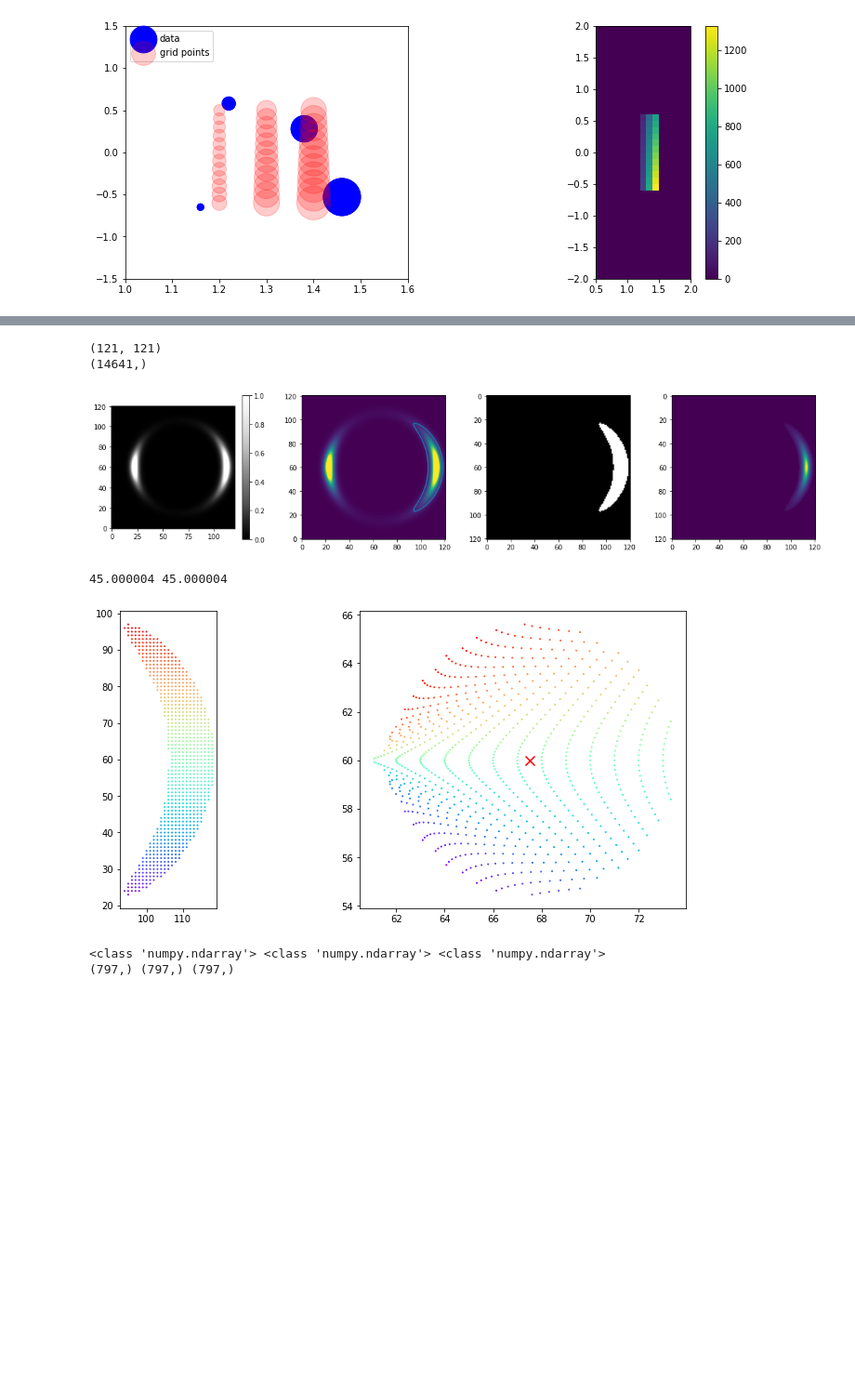
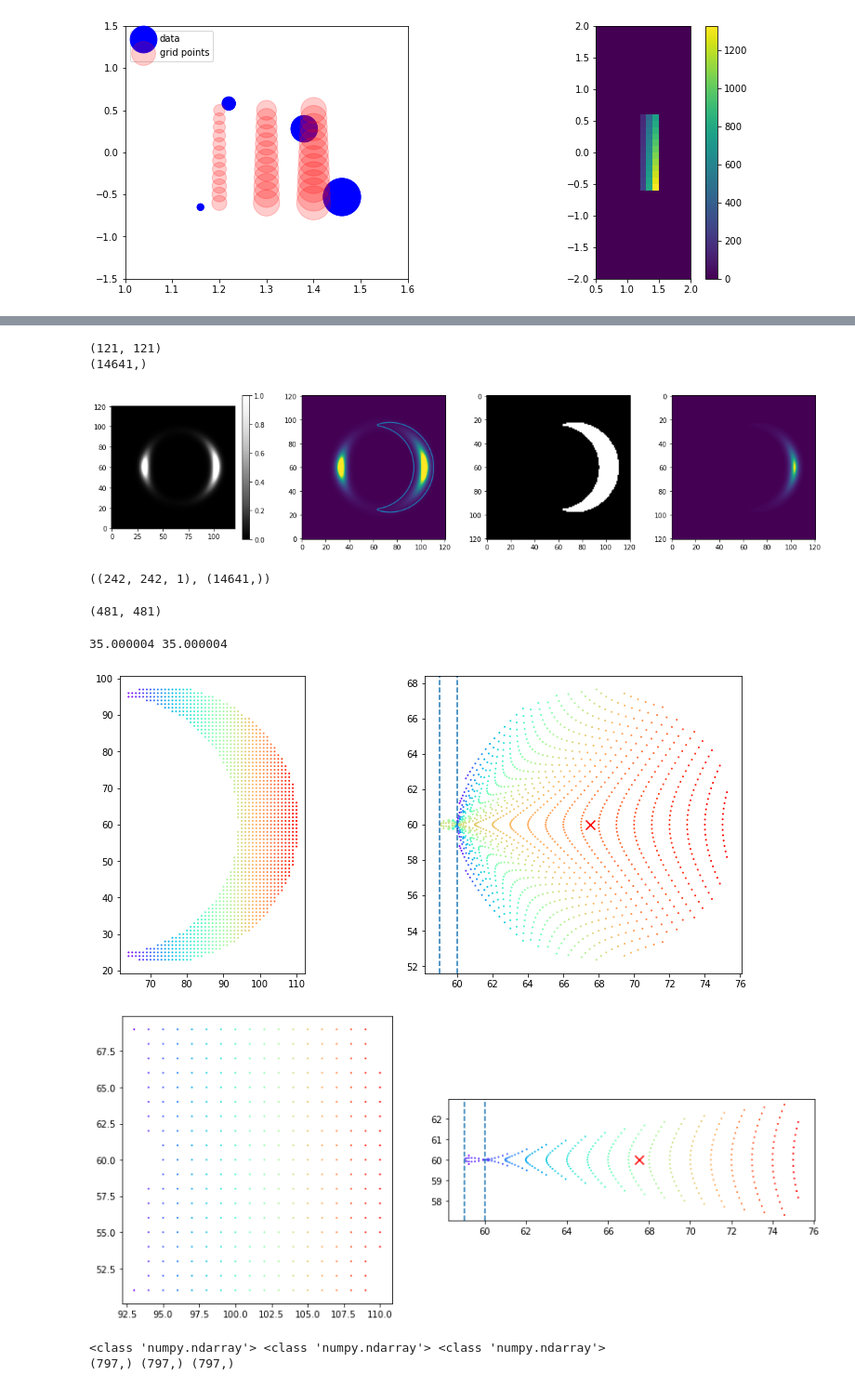
Before and after one commit to giga-lens/gigalens, a Jupyter notebook: jax-demo-dev-sim-only_SIS.ipynb, the cells around one changed output, grey strips where cells are left out. Shown at 93% size. Drawn from its saved outputs; the diff is of its cells as text; code cells hidden in the pictures; blank space fills up the shorter version.

```diff
--- a/jax-demo-dev-sim-only_SIS.ipynb
+++ b/jax-demo-dev-sim-only_SIS.ipynb
@@ -212,7 +212,9 @@ lens_sim = LensSimulator(phys_model, sim_config, bs=1)
 background_rms, exp_time = 2e-6, 1e6
 
 
-theta_E = 1.8  #7.2
+theta_E = 1.4
+theta_E_pix = theta_E / delta_pix
+
 lens_ctrx, lens_ctry = 0.0, 0.
 
 src_ctrx, src_ctry = 0.3, 0.  #0.5, 0.
@@ -268,14 +270,14 @@ theta_E location in pixels: 105.0
 import matplotlib.patches as patches
 from matplotlib.path import Path
 
-con_levels = [0.1] #[0.001]
+con_levels = [0.027] #[0.001]
 
 obsim = plt.imshow(observed_img, cmap=plt.cm.Greys_r, origin='lower', vmin=0, vmax=1)
 
 
 plt.colorbar(obsim)
 
-X, Y = np.meshgrid(np.linspace(0, num_pix-1, num_pix), np.linspace(0, num_pix-1, num_pix))
+X, Y = np.meshgrid(np.linspace(0, num_pix - 1, num_pix), np.linspace(0, num_pix - 1, num_pix))
 cs = plt.contour(X, Y, observed_img, con_levels, colors='r')
 
 
@@ -339,7 +379,6 @@ for i, idx in enumerate(idx_cont):
 # verts = cs.collections[0].get_paths()[1].vertices
 
 
-
 xc, yc = verts[:, 0], verts[:, 1]
 axes[1].plot(xc, yc)
 
@@ -351,6 +390,8 @@ points = np.vstack((X.flatten(), Y.flatten())).T
 
 counterarcmask = path.contains_points(points)
 print(counterarcmask.shape)
+
+
 
 # bigarcmask = grid.reshape((116,116))
 counterarcmask = counterarcmask.reshape((num_pix, num_pix))
@@ -364,18 +405,26 @@ counterarc = observed_img * counterarcmask
 axes[3].imshow(counterarc) #, origin='lower')
 # plt.colorbar()
 
-f_xi_ca = f_xi * counterarcmask
-f_yi_ca = f_yi * counterarcmask
+f_xi_ca = f_xi_downsamp * counterarcmask
+f_yi_ca = f_yi_downsamp * counterarcmask
 # %% [output]
 (121, 121)
 (14641,)
-[figure, old version]
+[figure, new version]
+# %%
+f_xi.shape, counterarcmask.shape
+# %% [output]
+((242, 242, 1), (14641,))
+# %%
+counterarcmask.shape
+# %% [output]
+(481, 481)
 # %%
 '''
 Now delens:
 '''
-alfx_pix = np.squeeze(f_xi) / delta_pix
-alfy_pix = np.squeeze(f_yi) / delta_pix
+alfx_pix = np.squeeze(f_xi_downsamp) / delta_pix
+alfy_pix = np.squeeze(f_yi_downsamp) / delta_pix
 
 arcxy = np.where(counterarcmask > 0)
 
@@ -390,38 +439,79 @@ arcx = arcxy[1]
 arcy = arcxy[0]
 
 srcy = arcy - alfy_pix[arcxy]
 srcx = arcx - alfx_pix[arcxy]
 
 
 hiy = np.percentile(arcy, 90)
 idx = arcy >= hiy
 
 arcx_hiy = arcx[idx]
 arcy_hiy = arcy[idx]
 
 srcx_hiy = srcy[idx]
 srcy_hiy = srcy[idx]
 
 fig, (ax1, ax2) = plt.subplots(1, 2, figsize=(12, 5))
 
-
-ax1.scatter(arcx, arcy, c=arcy, cmap='rainbow', s=1)
+ax1.scatter(arcx, arcy, c=arcx, cmap='rainbow', s=1)
 # ax1.plot(arcx, arcy, '.')
 # ax1.plot(arcx_hiy, arcy_hiy, 'r.')
 
 ax1.set_aspect('equal')
 
-ax2.scatter(srcx, srcy, c=arcy, cmap='rainbow', s=1)
+ax2.scatter(srcx, srcy, c=arcx, cmap='rainbow', s=1)
+ax2.axvline(60.0, ls='--')
+ax2.axvline(59.0, ls='--')
+
 # ax2.plot(srcx, srcy, '.', ms=1)
 # ax2.plot(srcx_hiy, srcy_hiy, 'r.')
 
 ax2.set_aspect('equal')
 ax2.scatter(src_ctrx/delta_pix + ctr, src_ctry/delta_pix + ctr, s=100, marker='x', color='r')
 plt.tight_layout()
 print(alfx_pix.max(), alfy_pix.max())
+
+# zoom on the flat part
+
+arc_loc = ctr + theta_E_pix
+arc_w = 40
+arc_h = 40
+
+idx1 = (arcx > arc_loc - arc_w/1) * (arcy > ctr - arc_h/0.6) * (arcy < ctr + arc_h/0.6)
+idx2 =  (arcy > ctr + arc_h/4) + (arcy < ctr - arc_h/4)
+idx3 =  (arcy < ctr + arc_h/4) * (arcy > ctr - arc_h/4)
+
+# idx = idx1 * idx2
+idx = idx3
+
+flat_arcx = arcx[idx]
+flat_arcy = arcy[idx]
+
+flat_srcx = srcx[idx]
+flat_srcy = srcy[idx]
+
+fig, (ax1, ax2) = plt.subplots(1, 2, figsize=(12, 5))
+
+ax1.scatter(flat_arcx, flat_arcy, c=flat_arcx, cmap='rainbow', s=1)
+# ax1.plot(arcx, arcy, '.')
+# ax1.plot(arcx_hiy, arcy_hiy, 'r.')
+
+ax1.set_aspect('equal')
+
+ax2.scatter(flat_srcx, flat_srcy, c=flat_arcx, cmap='rainbow', s=1)
+# ax2.plot(srcx, srcy, '.', ms=1)
+# ax2.plot(srcx_hiy, srcy_hiy, 'r.')
+
+ax2.set_aspect('equal')
+ax2.scatter(src_ctrx/delta_pix + ctr, src_ctry/delta_pix + ctr, s=100, marker='x', color='r')
+ax2.axvline(60.0, ls='--')
+ax2.axvline(59.0, ls='--')
+
+plt.tight_layout()
 # %% [output]
-45.000004 45.000004
+35.000004 35.000004
-[figure, old version]
+[figure, new version]
+[figure, added]
 # %%
 srcx = np.array(srcx)
 srcy = np.array(srcy)
```
Also changed, not shown: parts of 5 cells of this notebook.
